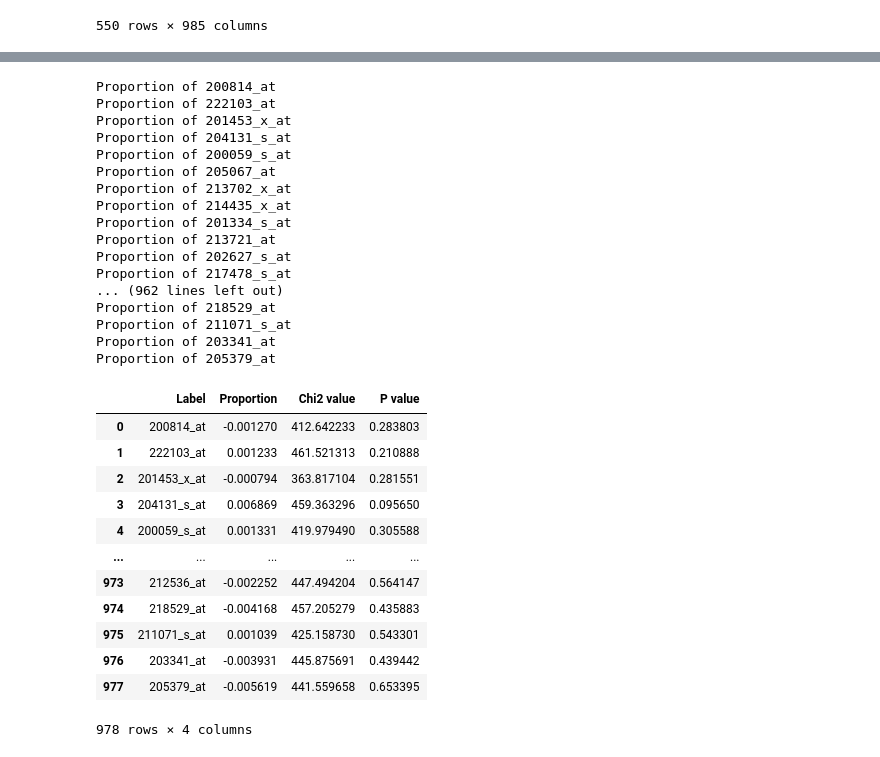
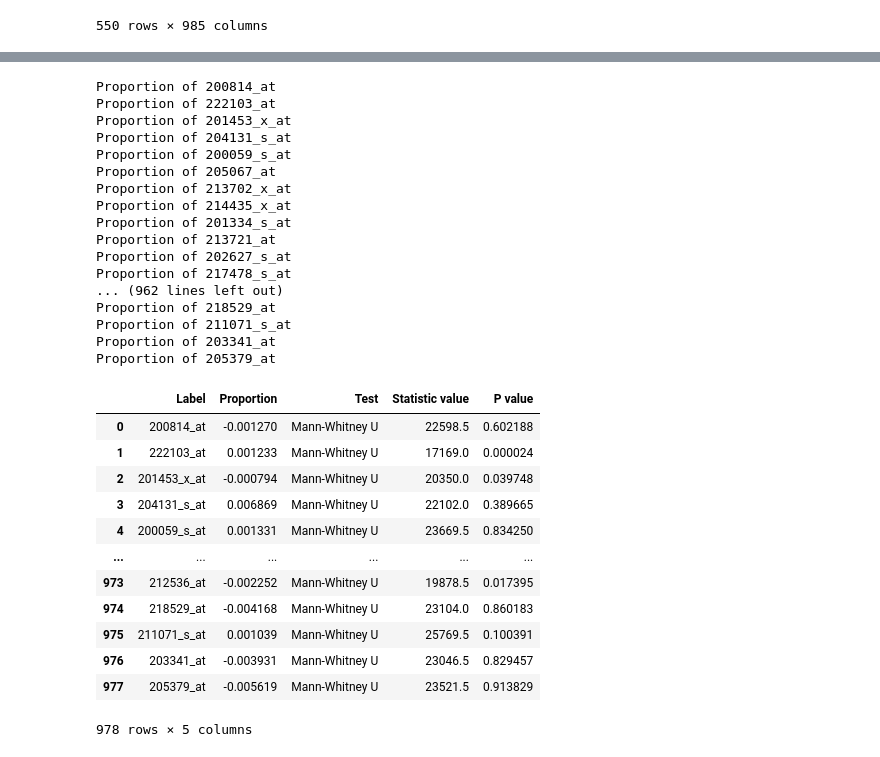
Before and after one commit to srijitseal/DICTrank, a Jupyter notebook: 12_Analyse_DICTrank/05_Predictive_GE_DICTrank.ipynb, the cells around one changed output, grey strips where cells are left out. Drawn from its saved outputs; the diff is of its cells as text; code cells hidden in the pictures.

```diff
--- a/12_Analyse_DICTrank/05_Predictive_GE_DICTrank.ipynb
+++ b/12_Analyse_DICTrank/05_Predictive_GE_DICTrank.ipynb
@@ -193,7 +215,6 @@ from scipy.stats import chi2_contingency
 
 # Set a colorblind-friendly palette
 colors = sns.color_palette("colorblind")
-df = merged_df
 results = []
 
 for label in GE.columns[1:]:
@@ -220,56 +241,58 @@ for label in GE.columns[1:]:
     #ax.spines['left'].set_position(('outward', 10))
     #ax.yaxis.set_ticks_position('left')
 
     #plt.show()
 
-    # 2. Chi-squared Test
+    # 2.Tests
 
-    # Create a contingency table
-    contingency_table = pd.crosstab(df["DICTrank"], df[label])
 
-    # Perform the chi-squared test
-    chi2, p, _, _ = chi2_contingency(contingency_table)
+    group1 = merged_df[merged_df["DICTrank"] == 0][label]
+    group2 = merged_df[merged_df["DICTrank"] == 1][label]
 
-    #Store results
-    label_proportions = df[label].mean()
+    # Perform the Mann-Whitney U test
+    try:
+        u_stat, p = mannwhitneyu(group1, group2)
+    except:
+        continue
     results.append({
-        'Label': label,
-        'Proportion': label_proportions,
-        'Chi2 value': chi2,
-        'P value': p
-    })
+            'Label': label,
+            'Proportion': merged_df[label].mean(),
+            'Test': 'Mann-Whitney U',
+            'Statistic value': u_stat,
+            'P value': p
+        })
 
 results_df = pd.DataFrame(results)
 results_df
 # %% [output]
 Proportion of 200814_at
 Proportion of 222103_at
 Proportion of 201453_x_at
 Proportion of 204131_s_at
 Proportion of 200059_s_at
 Proportion of 205067_at
 Proportion of 213702_x_at
 Proportion of 214435_x_at
 Proportion of 201334_s_at
 Proportion of 213721_at
 Proportion of 202627_s_at
 Proportion of 217478_s_at
 ... (962 lines left out)
 Proportion of 218529_at
 Proportion of 211071_s_at
 Proportion of 203341_at
 Proportion of 205379_at
-|  | Label | Proportion | Chi2 value | P value |
-| 0 | 200814_at | -0.001270 | 412.642233 | 0.283803 |
-| 1 | 222103_at | 0.001233 | 461.521313 | 0.210888 |
-| 2 | 201453_x_at | -0.000794 | 363.817104 | 0.281551 |
-| 3 | 204131_s_at | 0.006869 | 459.363296 | 0.095650 |
-| 4 | 200059_s_at | 0.001331 | 419.979490 | 0.305588 |
-| ... | ... | ... | ... | ... |
-| 973 | 212536_at | -0.002252 | 447.494204 | 0.564147 |
-| 974 | 218529_at | -0.004168 | 457.205279 | 0.435883 |
-| 975 | 211071_s_at | 0.001039 | 425.158730 | 0.543301 |
-| 976 | 203341_at | -0.003931 | 445.875691 | 0.439442 |
-| 977 | 205379_at | -0.005619 | 441.559658 | 0.653395 |
+|  | Label | Proportion | Test | Statistic value | P value |
+| 0 | 200814_at | -0.001270 | Mann-Whitney U | 22598.5 | 0.602188 |
+| 1 | 222103_at | 0.001233 | Mann-Whitney U | 17169.0 | 0.000024 |
+| 2 | 201453_x_at | -0.000794 | Mann-Whitney U | 20350.0 | 0.039748 |
+| 3 | 204131_s_at | 0.006869 | Mann-Whitney U | 22102.0 | 0.389665 |
+| 4 | 200059_s_at | 0.001331 | Mann-Whitney U | 23669.5 | 0.834250 |
+| ... | ... | ... | ... | ... | ... |
+| 973 | 212536_at | -0.002252 | Mann-Whitney U | 19878.5 | 0.017395 |
+| 974 | 218529_at | -0.004168 | Mann-Whitney U | 23104.0 | 0.860183 |
+| 975 | 211071_s_at | 0.001039 | Mann-Whitney U | 25769.5 | 0.100391 |
+| 976 | 203341_at | -0.003931 | Mann-Whitney U | 23046.5 | 0.829457 |
+| 977 | 205379_at | -0.005619 | Mann-Whitney U | 23521.5 | 0.913829 |
-978 rows × 4 columns
+978 rows × 5 columns
 # %%
```
Also changed, not shown: parts of 7 cells of this notebook, 35 other files.
